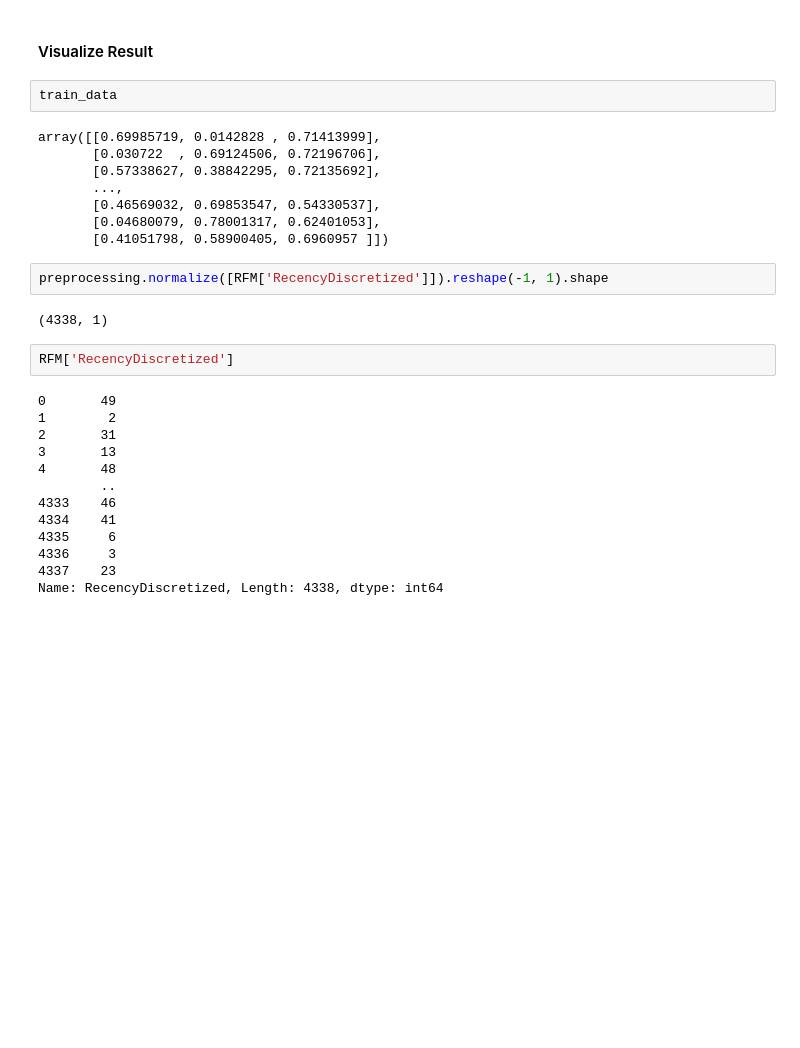
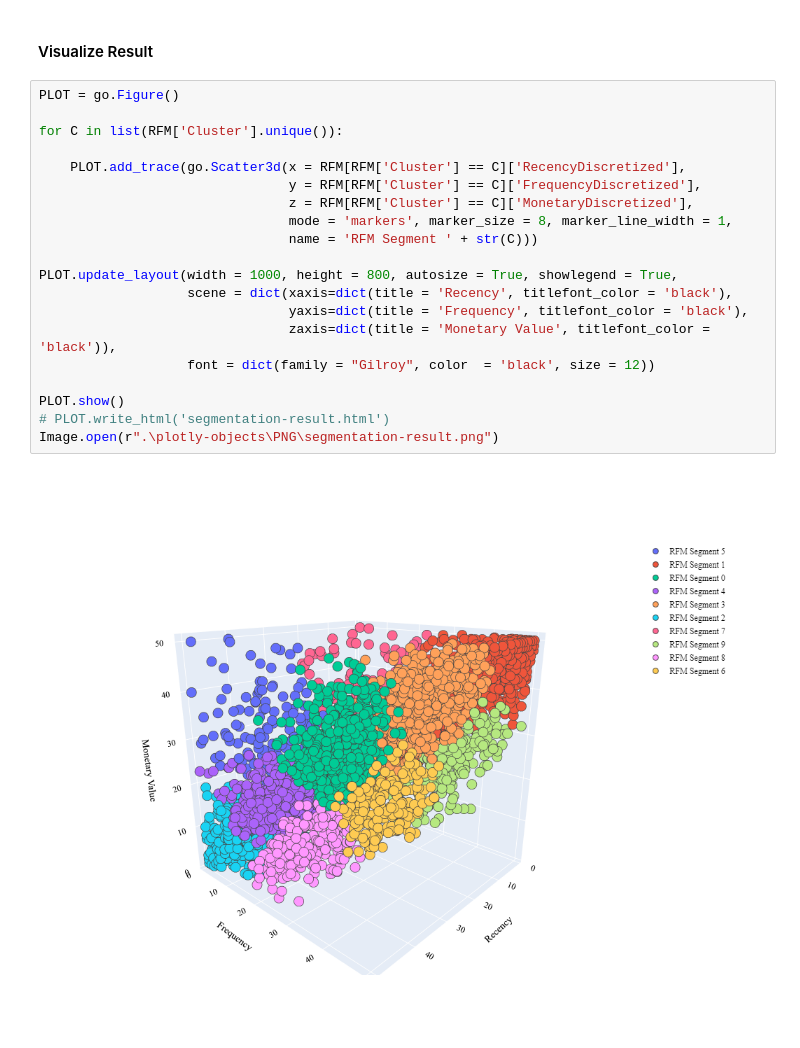
Before and after one commit to duyphuongnguyen1999/RFM-Customers-Segmentation, a Jupyter notebook: RFM Customer Segmentation.ipynb, the cells around one changed output. Saved outputs shown, nothing was run; the diff lists cells and outputs as text; blank space fills up the shorter version.

```diff
--- a/RFM Customer Segmentation.ipynb
+++ b/RFM Customer Segmentation.ipynb
@@ -512,32 +493,25 @@ RFM
 4338 rows × 8 columns
 # %% [markdown]
 #### Visualize Result
-# %%
-train_data
-# %% [output]
-array([[0.69985719, 0.0142828 , 0.71413999],
-       [0.030722  , 0.69124506, 0.72196706],
-       [0.57338627, 0.38842295, 0.72135692],
-       ...,
-       [0.46569032, 0.69853547, 0.54330537],
-       [0.04680079, 0.78001317, 0.62401053],
-       [0.41051798, 0.58900405, 0.6960957 ]])
-# %%
-preprocessing.normalize([RFM['RecencyDiscretized']]).reshape(-1, 1).shape
-# %% [output]
-(4338, 1)
-# %%
-RFM['RecencyDiscretized']
-# %% [output]
-0       49
-1        2
-2       31
-3       13
-4       48
-        ..
-4333    46
-4334    41
-4335     6
-4336     3
-4337    23
-Name: RecencyDiscretized, Length: 4338, dtype: int64
+# %%
+PLOT = go.Figure()
+
+for C in list(RFM['Cluster'].unique()):
+
+    PLOT.add_trace(go.Scatter3d(x = RFM[RFM['Cluster'] == C]['RecencyDiscretized'],
+                                y = RFM[RFM['Cluster'] == C]['FrequencyDiscretized'],
+                                z = RFM[RFM['Cluster'] == C]['MonetaryDiscretized'],
+                                mode = 'markers', marker_size = 8, marker_line_width = 1,
+                                name = 'RFM Segment ' + str(C)))
+
+PLOT.update_layout(width = 1000, height = 800, autosize = True, showlegend = True,
+                   scene = dict(xaxis=dict(title = 'Recency', titlefont_color = 'black'),
+                                yaxis=dict(title = 'Frequency', titlefont_color = 'black'),
+                                zaxis=dict(title = 'Monetary Value', titlefont_color = 'black')),
+                   font = dict(family = "Gilroy", color  = 'black', size = 12))
+
+PLOT.show()
+# PLOT.write_html('segmentation-result.html')
+Image.open(r".\plotly-objects\PNG\segmentation-result.png")
+# %% [output]
+[figure, added]
```
Also changed, not shown: parts of 3 cells of this notebook.
